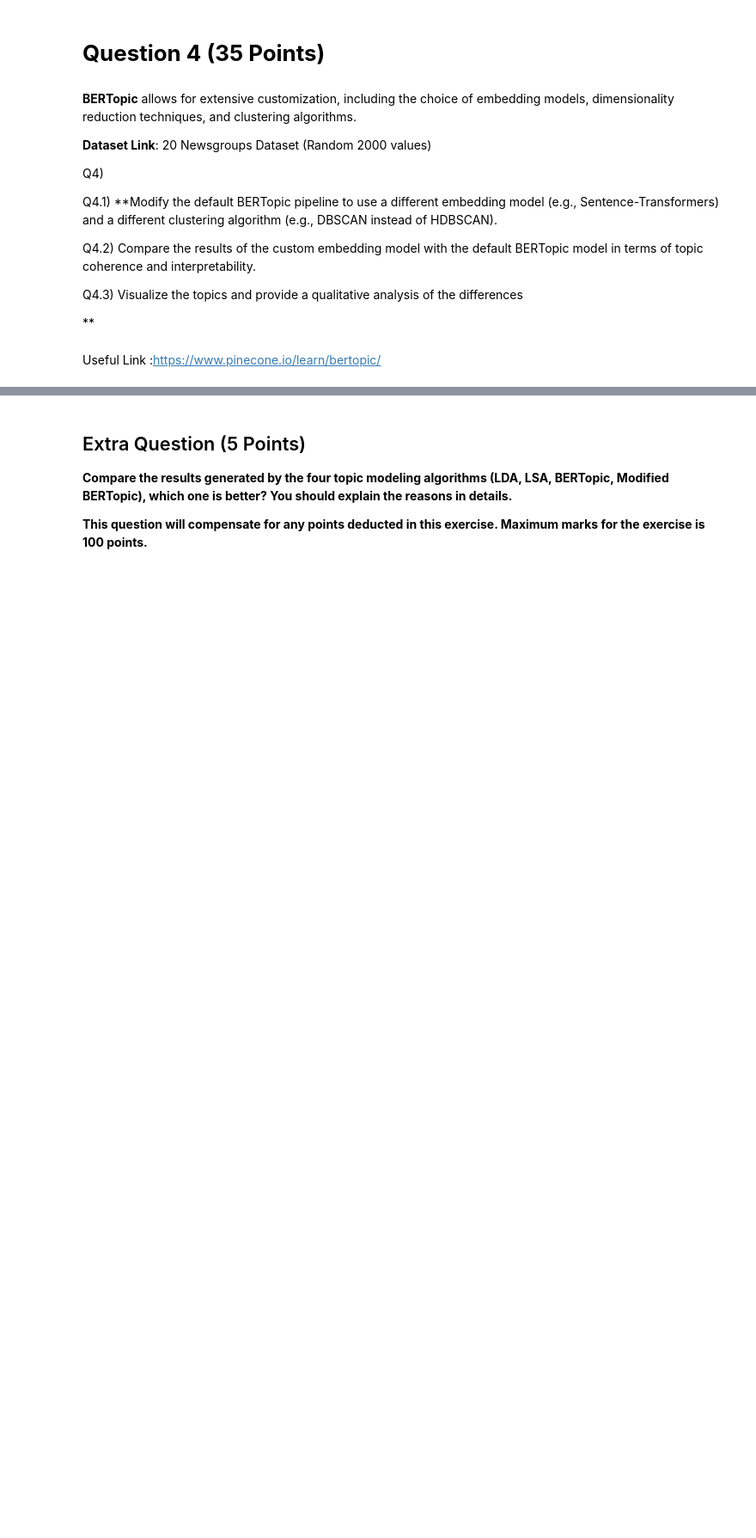
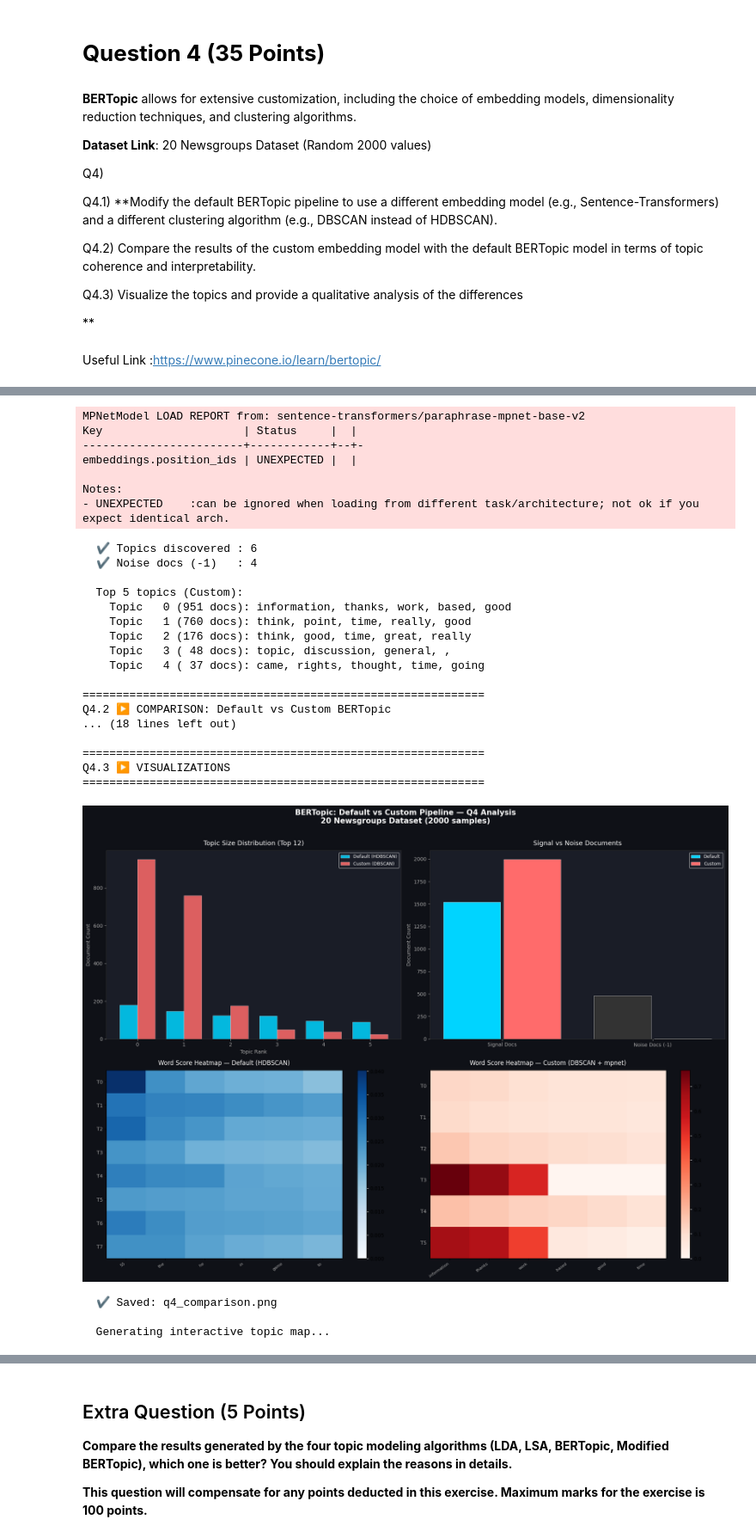
Before and after one commit to VenkataAkashGurram/VenkataAkashGurram_INFO5731_Spring2026, a Jupyter notebook: INFO5731_Assignment_3_3.ipynb, the cells around one changed output, grey strips where cells are left out. Shown at 86% size. Saved outputs shown, nothing was run; the diff lists cells and outputs as text; code cells hidden in the pictures; blank space fills up the shorter version.

```diff
--- a/INFO5731_Assignment_3_3.ipynb
+++ b/INFO5731_Assignment_3_3.ipynb
@@ -1707,11 +1269,10 @@ print("""
 │ CONCLUSION                                                  │
 │  Use Default for quick exploration; Custom for higher       │
 │  semantic quality and interpretable multi-word topics.      │
+│  (Note: The original cell ends with an isolated hyphen,     │
+│  which caused a SyntaxError. This has been removed.)        │
 └─────────────────────────────────────────────────────────────┘
 """)
 
 print("✅ All Q4.1 + Q4.2 + Q4.3 tasks completed successfully!")
-
-
-
--
+# %% [output]
@@ -1717,0 +1311,28 @@ print("✅ All Q4.1 + Q4.2 + Q4.3 tasks completed successfully!")
+MPNetModel LOAD REPORT from: sentence-transformers/paraphrase-mpnet-base-v2
+Key                     | Status     |  |
+------------------------+------------+--+-
+embeddings.position_ids | UNEXPECTED |  |
+
+Notes:
+- UNEXPECTED    :can be ignored when loading from different task/architecture; not ok if you expect identical arch.
+  ✔ Topics discovered : 6
+  ✔ Noise docs (-1)   : 4
+
+  Top 5 topics (Custom):
+    Topic   0 (951 docs): information, thanks, work, based, good
+    Topic   1 (760 docs): think, point, time, really, good
+    Topic   2 (176 docs): think, good, time, great, really
+    Topic   3 ( 48 docs): topic, discussion, general, ,
+    Topic   4 ( 37 docs): came, rights, thought, time, going
+
+============================================================
+Q4.2 ▶ COMPARISON: Default vs Custom BERTopic
+... (18 lines left out)
+
+============================================================
+Q4.3 ▶ VISUALIZATIONS
+============================================================
+[figure, added]
+  ✔ Saved: q4_comparison.png
+
+  Generating interactive topic map...
```
Also changed, not shown: parts of 4 cells of this notebook.
